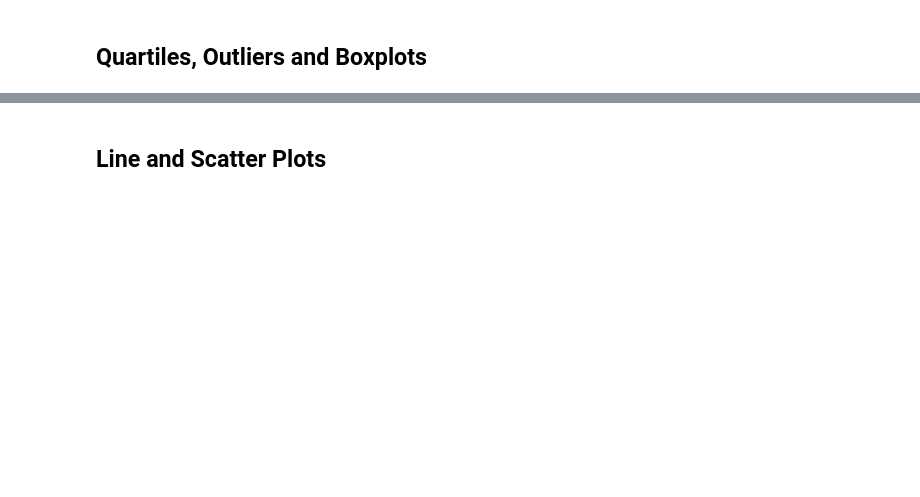
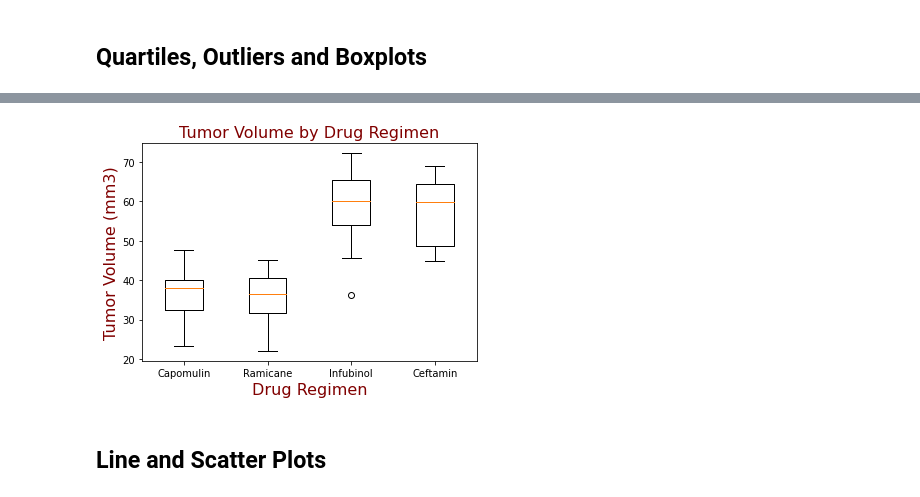
Before and after one commit to Lehmanc92/Matplotlib-Challenge, a Jupyter notebook: Pymaceuticals/pymaceuticals_starter.ipynb, the cells around one changed output, grey strips where cells are left out. Saved outputs shown, nothing was run; the diff lists cells and outputs as text; code cells hidden in the pictures; blank space fills up the shorter version.

```diff
--- a/Pymaceuticals/pymaceuticals_starter.ipynb
+++ b/Pymaceuticals/pymaceuticals_starter.ipynb
@@ -222,4 +267,17 @@ new_four_treatments
 # %%
 # Generate a box plot of the final tumor volume of each mouse across four regimens of interest
+font = {
+    'color' : 'maroon',
+    'size' : '16'
+}
+plt.boxplot(tumor_vol_data, labels=treatments)
+
+plt.xlabel('Drug Regimen', fontdict=font)
+plt.ylabel('Tumor Volume (mm3)', fontdict=font)
+plt.title('Tumor Volume by Drug Regimen', fontdict=font)
+
+plt.show()
+# %% [output]
+[figure, added]
 # %% [markdown]
 ## Line and Scatter Plots
```
Also changed, not shown: parts of 8 cells of this notebook.
